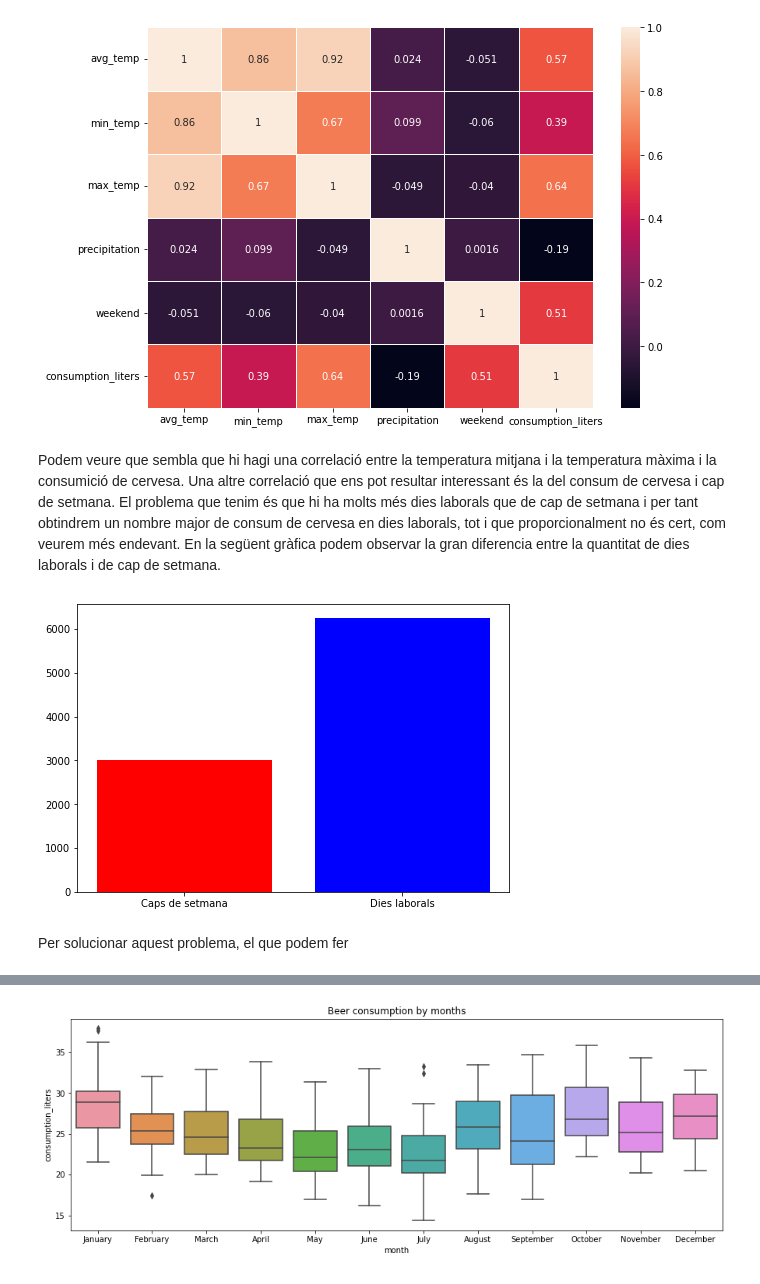
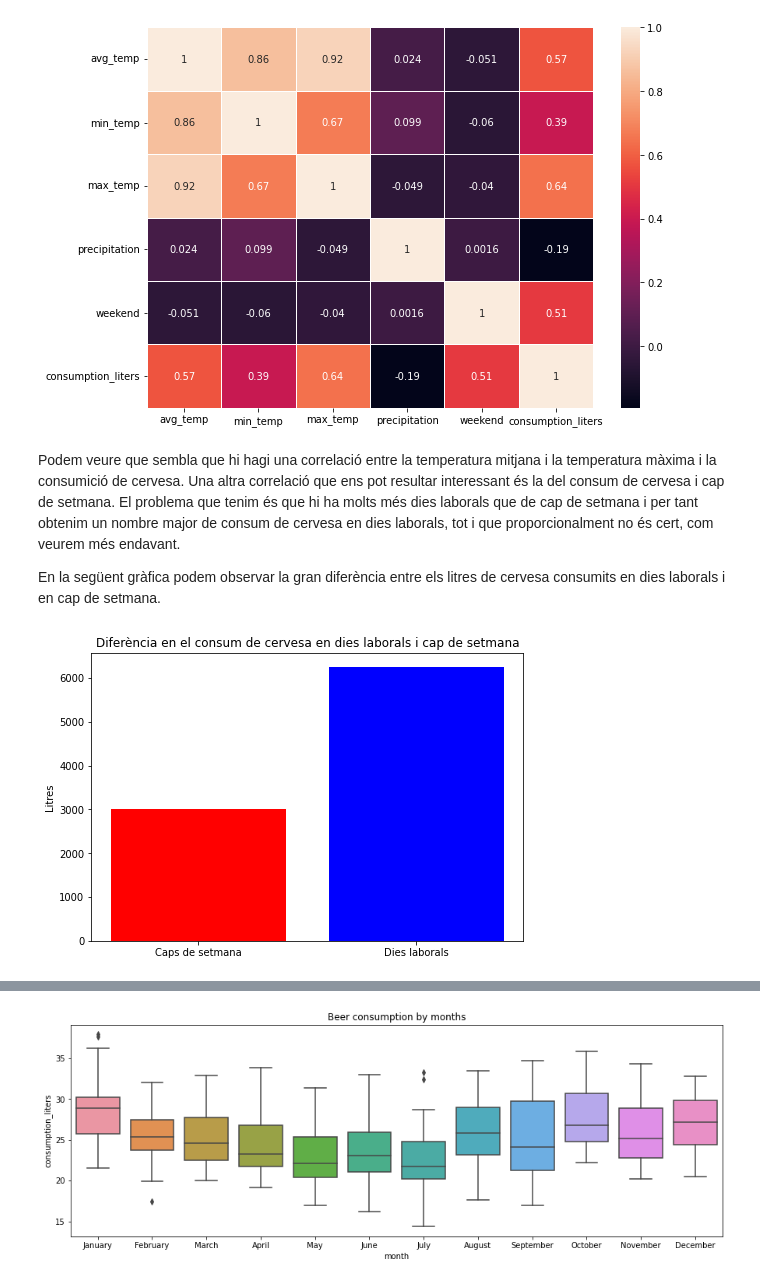
Before and after one commit to josepmdc/ApC-PLAB1, a Jupyter notebook: PLAB1.ipynb, the cells around one changed output, grey strips where cells are left out. Saved outputs shown, nothing was run; the diff lists cells and outputs as text; code cells hidden in the pictures.

```diff
--- a/PLAB1.ipynb
+++ b/PLAB1.ipynb
@@ -76,16 +85,22 @@ ax = sns.heatmap(dataset.corr(), annot=True, linewidths=.5)
 [figure]
 # %% [markdown]
 Podem veure que sembla que hi hagi una correlació entre la temperatura mitjana i la temperatura màxima i la consumició de cervesa.
-Una altre correlació que ens pot resultar interessant és la del consum de cervesa i cap de setmana. El problema que tenim és que hi ha molts més dies laborals que de cap de setmana i per tant obtindrem un nombre major de consum de cervesa en dies laborals, tot i que proporcionalment no és cert, com veurem més endevant. En la següent gràfica podem observar la gran diferencia entre la quantitat de dies laborals i de cap de setmana.
+Una altra correlació que ens pot resultar interessant és la del consum de cervesa i cap de setmana. El problema que tenim és que hi ha molts més dies laborals que de cap de setmana i per tant obtenim un nombre major de consum de cervesa en dies laborals, tot i que proporcionalment no és cert, com veurem més endavant.
+
+En la següent gràfica podem observar la gran diferència entre els litres de cervesa consumits en dies laborals i en cap de setmana.
 # %%
 weekends_liters = sum(dataset[dataset.weekend == 1]['consumption_liters'])
 weekdays_liters = sum(dataset[dataset.weekend == 0]['consumption_liters'])
+
 fig = plt.figure()
 labels = ["Caps de setmana", "Dies laborals"]
+
 ax = fig.add_axes([0,0,1,1])
 ax.bar(labels, [weekends_liters, weekdays_liters], color=["r", "b"])
+
+plt.title("Diferència en el consum de cervesa en dies laborals i cap de setmana", figure=fig)
+plt.ylabel("Litres", figure=fig)
+
 plt.show()
 # %% [output]
-[figure, old version]
+[figure, new version]
-# %% [markdown]
-Per solucionar aquest problema, el que podem fer
```
Also changed, not shown: parts of 12 cells of this notebook, 1 other file.
